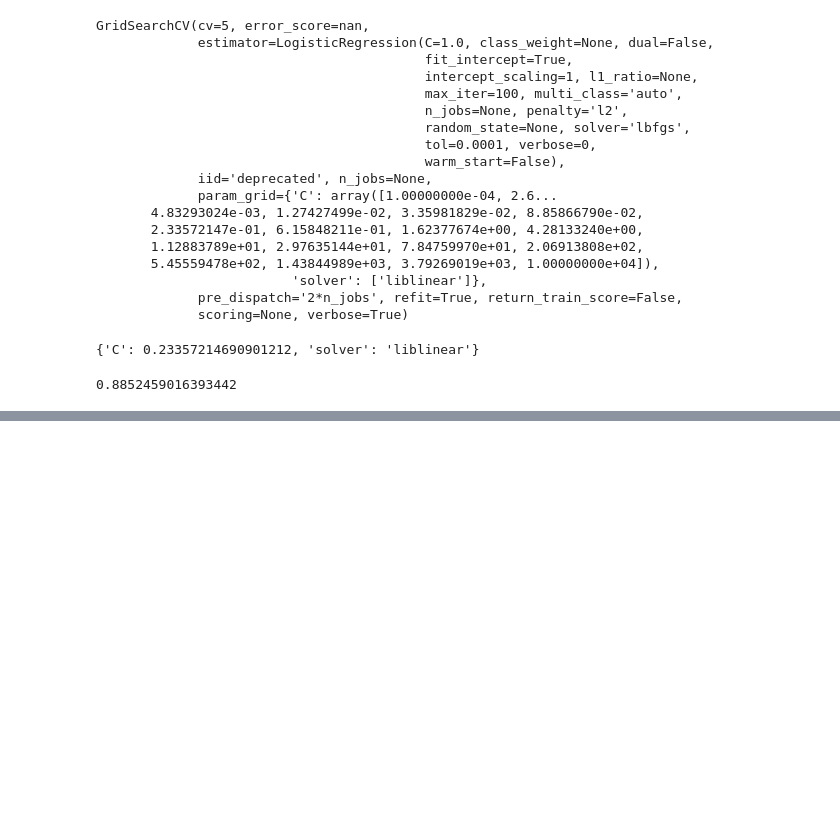
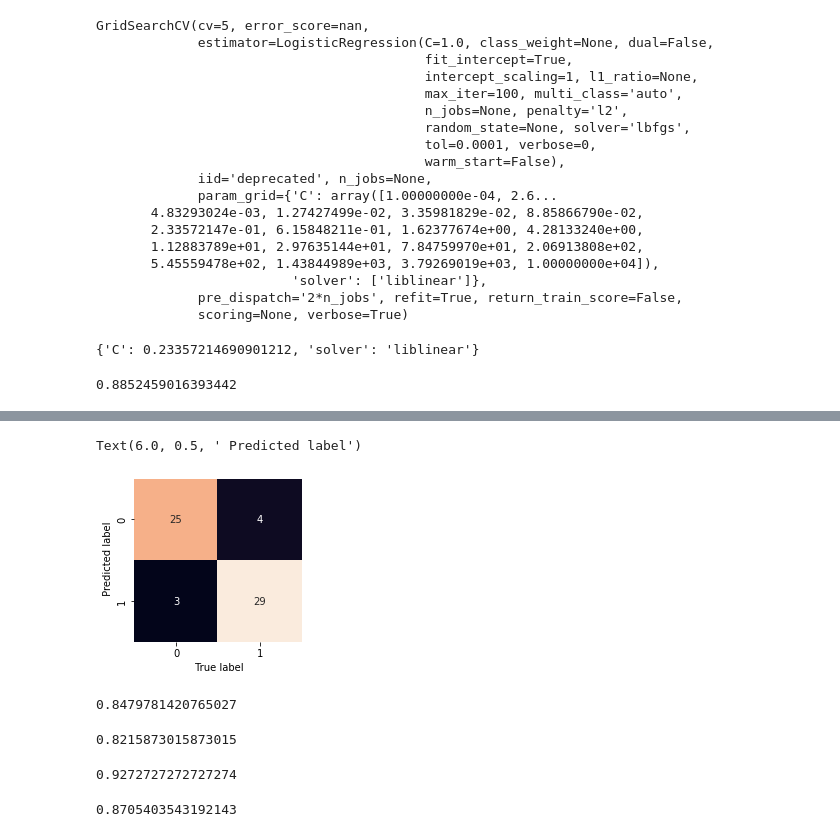
Before and after one commit to Fashad-Ahmed/Heart-Disease-Predictor, a Jupyter notebook: heart_disease.ipynb, the cells around one changed output, grey strips where cells are left out. Drawn from its saved outputs; the diff is of its cells as text; code cells hidden in the pictures; blank space fills up the shorter version.

```diff
--- a/heart_disease.ipynb
+++ b/heart_disease.ipynb
@@ -446,0 +424,11 @@ grid_log_reg.score(X_test, y_test)
+# %%
+fig, ax = plt.subplots(figsize=(3, 3))
+ax = sns.heatmap(confusion_matrix(y_test, y_preds),
+                     annot=True,
+                     cbar=False)
+
+plt.xlabel(" True label")
+plt.ylabel(" Predicted label")
+# %% [output]
+Text(6.0, 0.5, ' Predicted label')
+[figure, added]
@@ -446,0 +440,24 @@ grid_log_reg.score(X_test, y_test)
+# %%
+cross_val = cross_val_score(cl_best, X, y, cv=5, scoring="accuracy")
+cross_val_sc = np.mean(cross_val)
+cross_val_sc
+# %% [output]
+0.8479781420765027
+# %%
+cross_val_p = cross_val_score(cl_best, X, y, cv=5, scoring="precision")
+cross_val_p = np.mean(cross_val_p)
+cross_val_p
+# %% [output]
+0.8215873015873015
+# %%
+cross_val_r = cross_val_score(cl_best, X, y, cv=5, scoring="recall")
+cross_val_r = np.mean(cross_val_r)
+cross_val_r
+# %% [output]
+0.9272727272727274
+# %%
+cross_val_f = cross_val_score(cl_best, X, y, cv=5, scoring="f1")
+cross_val_f = np.mean(cross_val_f)
+cross_val_f
+# %% [output]
+0.8705403543192143
```
Also changed, not shown: parts of 19 cells of this notebook.
